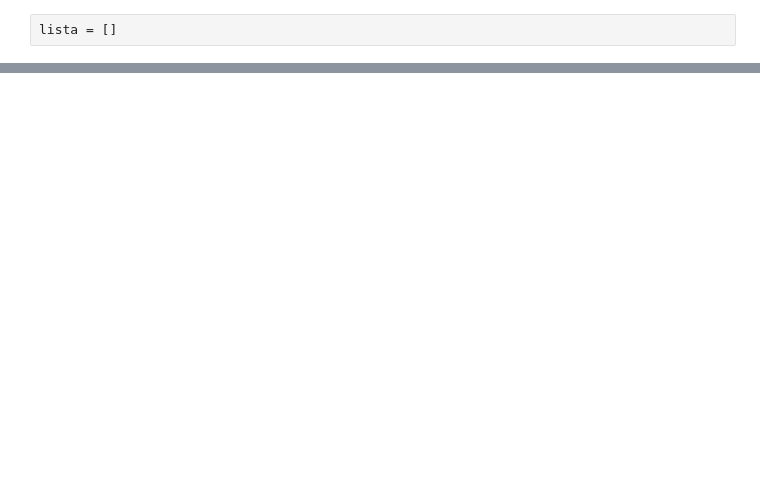
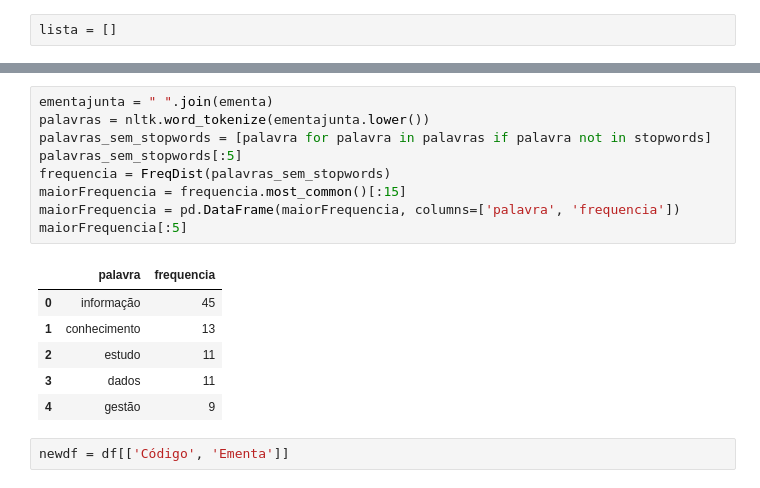
Before and after one commit to julianosilva23/mineracaoTextoGestaodaInformacao, a Jupyter notebook: analisePython.ipynb, the cells around one changed output, grey strips where cells are left out. Saved outputs shown, nothing was run; the diff lists cells and outputs as text; blank space fills up the shorter version.

```diff
--- a/analisePython.ipynb
+++ b/analisePython.ipynb
@@ -20,0 +33,18 @@ ementajunta = " ".join(ementa)
+# %%
+ementajunta = " ".join(ementa)
+palavras = nltk.word_tokenize(ementajunta.lower())
+palavras_sem_stopwords = [palavra for palavra in palavras if palavra not in stopwords]
+palavras_sem_stopwords[:5]
+frequencia = FreqDist(palavras_sem_stopwords)
+maiorFrequencia = frequencia.most_common()[:15]
+maiorFrequencia = pd.DataFrame(maiorFrequencia, columns=['palavra', 'frequencia'])
+maiorFrequencia[:5]
+# %% [output]
+|  | palavra | frequencia |
+| 0 | informação | 45 |
+| 1 | conhecimento | 13 |
+| 2 | estudo | 11 |
+| 3 | dados | 11 |
+| 4 | gestão | 9 |
+# %%
+newdf = df[['Código', 'Ementa']]
```
Also changed, not shown: parts of 29 cells of this notebook.
